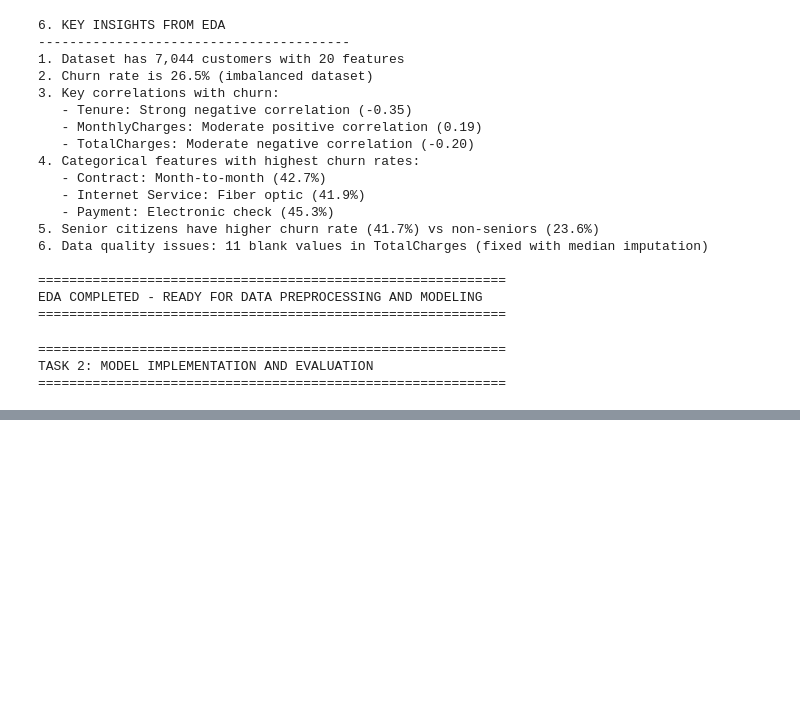
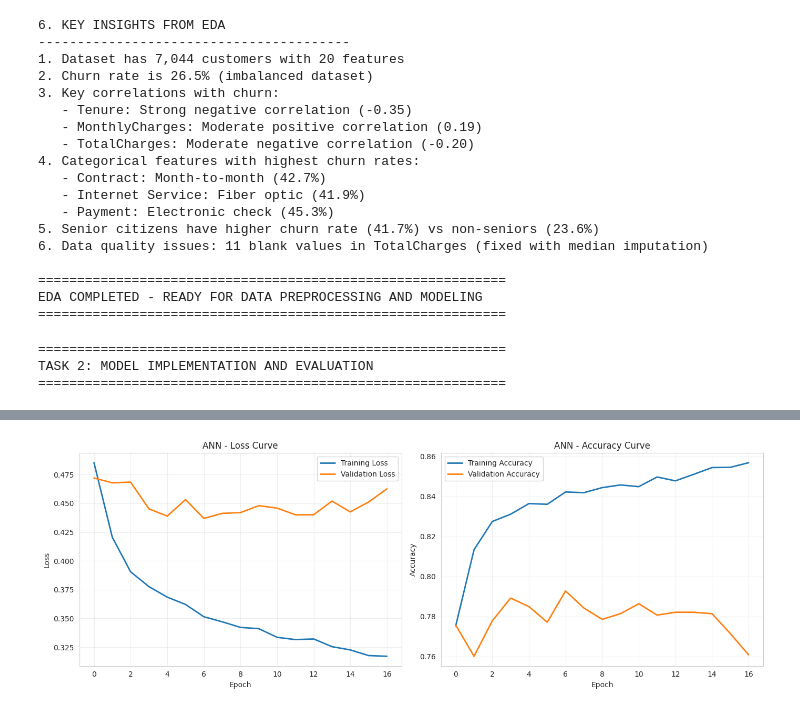
Before and after one commit to tharusha20241825-afk/MLCW, a Jupyter notebook: Tharusha.ipynb, the cells around one changed output, grey strips where cells are left out. Cells and saved outputs as stored; diff of their text form; code cells hidden in the pictures; blank space fills up the shorter version.

```diff
--- a/Tharusha.ipynb
+++ b/Tharusha.ipynb
@@ -431,0 +878,17 @@ plt.rcParams['figure.figsize'] = (10, 6)
+# %%
+# ======================
+# 9. TRAIN NEURAL NETWORK
+# ======================
+
+print("\n7.2 TRAINING NEURAL NETWORK")
+print("-" * 40)
+
+# Train the model
+history = ann_model.fit(
+    X_train_bal_scaled, y_train_bal,
+    validation_data=(X_test_scaled, y_test),
+    epochs=100,
+    batch_size=32,
+    callbacks=[early_stopping],
+    verbose=1
+)
@@ -431,0 +913,81 @@ plt.rcParams['figure.figsize'] = (10, 6)
+# %%
+# ======================
+# 10. NEURAL NETWORK EVALUATION
+# ======================
+
+print("\n7.3 NEURAL NETWORK EVALUATION")
+print("-" * 40)
+
+# Get predictions
+ann_train_pred_proba = ann_model.predict(X_train_bal_scaled, verbose=0).ravel()
+ann_train_pred = (ann_train_pred_proba > 0.5).astype(int)
+
+ann_test_pred_proba = ann_model.predict(X_test_scaled, verbose=0).ravel()
+ann_test_pred = (ann_test_pred_proba > 0.5).astype(int)
+
+# Calculate metrics
+ann_metrics = {
+    'Train Accuracy': accuracy_score(y_train_bal, ann_train_pred),
+    'Test Accuracy': accuracy_score(y_test, ann_test_pred),
+    'Test Precision': precision_score(y_test, ann_test_pred),
+    'Test Recall': recall_score(y_test, ann_test_pred),
+    'Test F1-Score': f1_score(y_test, ann_test_pred),
+    'Test ROC-AUC': roc_auc_score(y_test, ann_test_pred_proba)
+}
+
+print("\nNeural Network Performance:")
+for metric, value in ann_metrics.items():
+    print(f"  {metric}: {value:.4f}")
+
+# Classification report
+print("\nClassification Report (Test Set):")
+print(classification_report(y_test, ann_test_pred, target_names=['Not Churned', 'Churned']))
+
+# Plot training history
+fig, axes = plt.subplots(1, 2, figsize=(14, 5))
+
+# Loss curve
+axes[0].plot(history.history['loss'], label='Training Loss', linewidth=2)
+axes[0].plot(history.history['val_loss'], label='Validation Loss', linewidth=2)
+axes[0].set_xlabel('Epoch')
+axes[0].set_ylabel('Loss')
+axes[0].set_title('ANN - Loss Curve')
+axes[0].legend()
+axes[0].grid(alpha=0.3)
+
+# Accuracy curve
+axes[1].plot(history.history['accuracy'], label='Training Accuracy', linewidth=2)
+axes[1].plot(history.history['val_accuracy'], label='Validation Accuracy', linewidth=2)
+axes[1].set_xlabel('Epoch')
+axes[1].set_ylabel('Accuracy')
+axes[1].set_title('ANN - Accuracy Curve')
+axes[1].legend()
+axes[1].grid(alpha=0.3)
+
+plt.tight_layout()
+plt.show()
+
+# Confusion Matrix and ROC Curve
+fig, axes = plt.subplots(1, 2, figsize=(12, 4))
+
+# Confusion Matrix
+cm_ann = confusion_matrix(y_test, ann_test_pred)
+disp_ann = ConfusionMatrixDisplay(confusion_matrix=cm_ann, display_labels=['Not Churned', 'Churned'])
+disp_ann.plot(ax=axes[0], cmap='Purples', values_format='d')
+axes[0].set_title('Neural Network - Confusion Matrix')
+
+# ROC Curve
+fpr_ann, tpr_ann, _ = roc_curve(y_test, ann_test_pred_proba)
+roc_auc_ann = auc(fpr_ann, tpr_ann)
+
+axes[1].plot(fpr_ann, tpr_ann, label=f'Neural Network (AUC = {roc_auc_ann:.3f})', linewidth=2, color='purple')
+axes[1].plot([0, 1], [0, 1], 'k--', linewidth=1)
+axes[1].set_xlabel('False Positive Rate')
+axes[1].set_ylabel('True Positive Rate')
+axes[1].set_title('Neural Network - ROC Curve')
+axes[1].legend(loc='lower right')
+axes[1].grid(alpha=0.3)
+
+plt.tight_layout()
+plt.show()
+# %% [output]
@@ -431,0 +1014 @@ plt.rcParams['figure.figsize'] = (10, 6)
+[figure, added]
```
Also changed, not shown: parts of 13 cells of this notebook.
